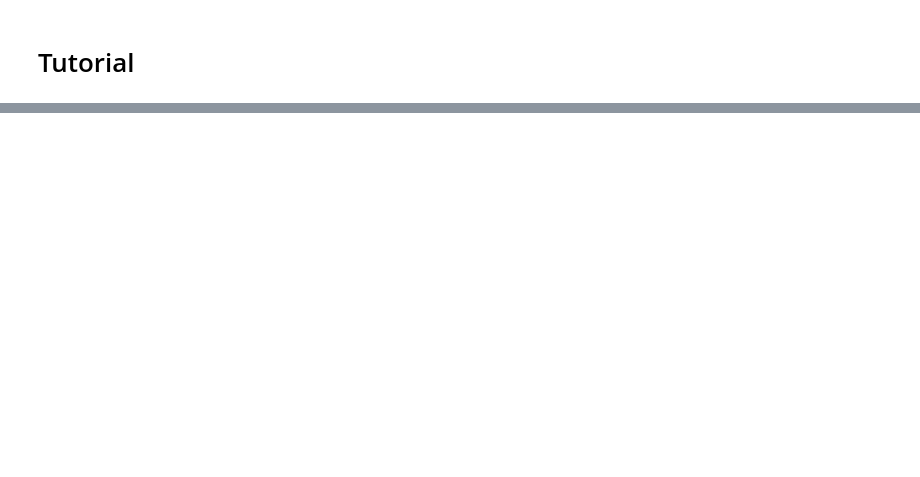
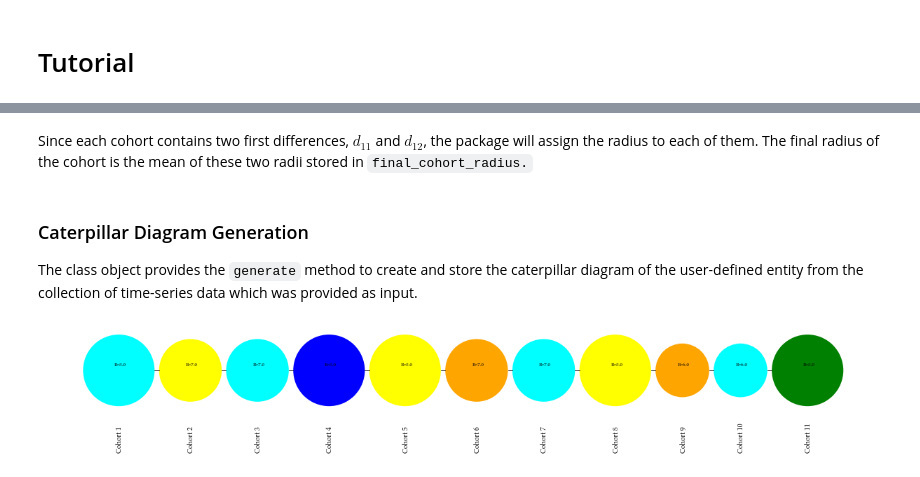
Before and after one commit to mechaprabal/caterpillard, a Jupyter notebook: docs/source/notebooks/tutorial.ipynb, the cells around one changed output, grey strips where cells are left out. Cells and saved outputs as stored; diff of their text form; code cells hidden in the pictures; blank space fills up the shorter version.

```diff
--- a/docs/source/notebooks/tutorial.ipynb
+++ b/docs/source/notebooks/tutorial.ipynb
@@ -25,0 +30,3 @@ c_d = CaterpillarDiagram(data=data, relative=True, output_path=None)
+# %%
+df = load_dataframe()
+print(df.info())
@@ -25,0 +59,3 @@ c_d = CaterpillarDiagram(data=data, relative=True, output_path=None)
+# %%
+df_subset = df[df.index.isin([4, 19, 25, 92, 122, 129, 141, 153, 186])]
+print(df_subset.info())
@@ -25,0 +80,2 @@ c_d = CaterpillarDiagram(data=data, relative=True, output_path=None)
+# %%
+cd = CaterpillarDiagram(data=df_subset, relative=True, output_path="/tmp/tut_output/")
@@ -25,0 +159,12 @@ c_d = CaterpillarDiagram(data=data, relative=True, output_path=None)
+# %% [markdown]
+Since each cohort contains two first differences, $d_{11}$ and $d_{12}$, the package will assign the radius to each of them. The final radius of the cohort is the mean of these two radii stored in `final_cohort_radius.`
+# %% [markdown]
+### Caterpillar Diagram Generation
+
+The class object provides the `generate` method to create and store the caterpillar diagram of the user-defined entity from the collection of time-series data which was provided as input.
+# %%
+# Caterpillar diagram for entity 92 based on relative analysis
+# Showing last 11 cohorts out of available 47 cohorts
+cd.generate(data_index=92, n_last_cohorts=11)
+# %% [output]
+[figure, added]
```
Also changed, not shown: parts of 60 cells of this notebook, 3 other files.
